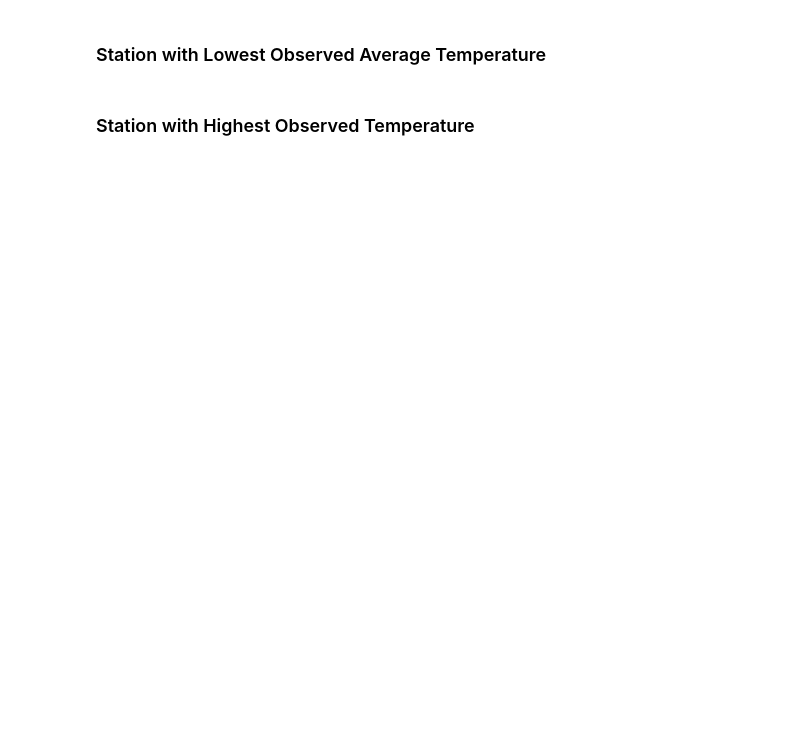
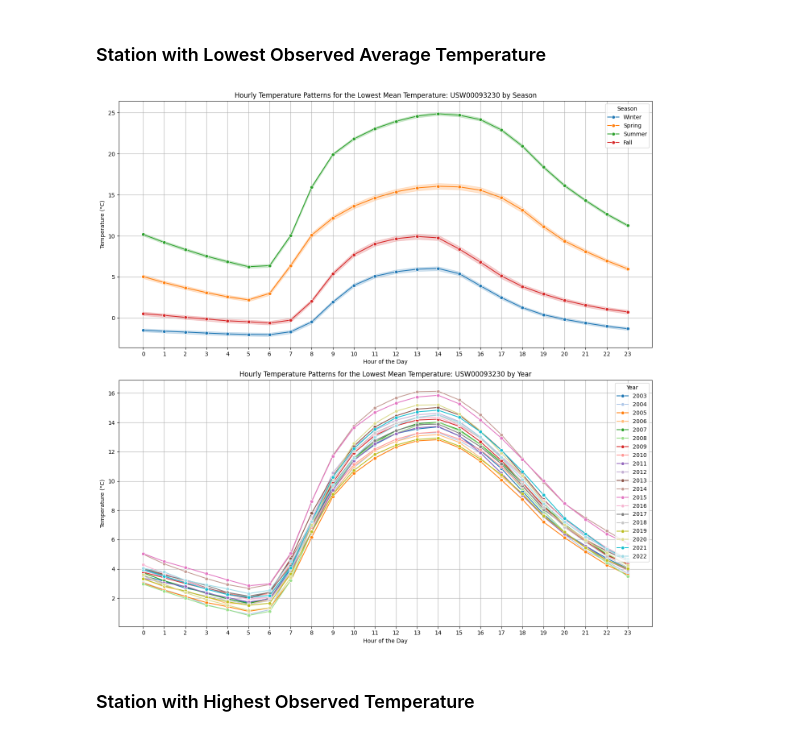
Before and after one commit to lizbethkr/PHIT-Project-1, a Jupyter notebook: notebooks/exploratory_data_analysis.ipynb, the cells around one changed output. Drawn from its saved outputs; the diff is of its cells as text; code cells hidden in the pictures; blank space fills up the shorter version.

```diff
--- a/notebooks/exploratory_data_analysis.ipynb
+++ b/notebooks/exploratory_data_analysis.ipynb
@@ -391,2 +339,8 @@ representative_stations = get_representative_stations(CA_stations_clean)
+# %%
+second_station_key = list(representative_stations.keys())[1]
+second_station = representative_stations[second_station_key]
+plot_representative(CA_stations_clean, second_station['Station_ID'], second_station_key)
+# %% [output]
+[figure, added]
 # %% [markdown]
 ### Station with Highest Observed Temperature
```
Also changed, not shown: parts of 12 cells of this notebook, 1 other file.
